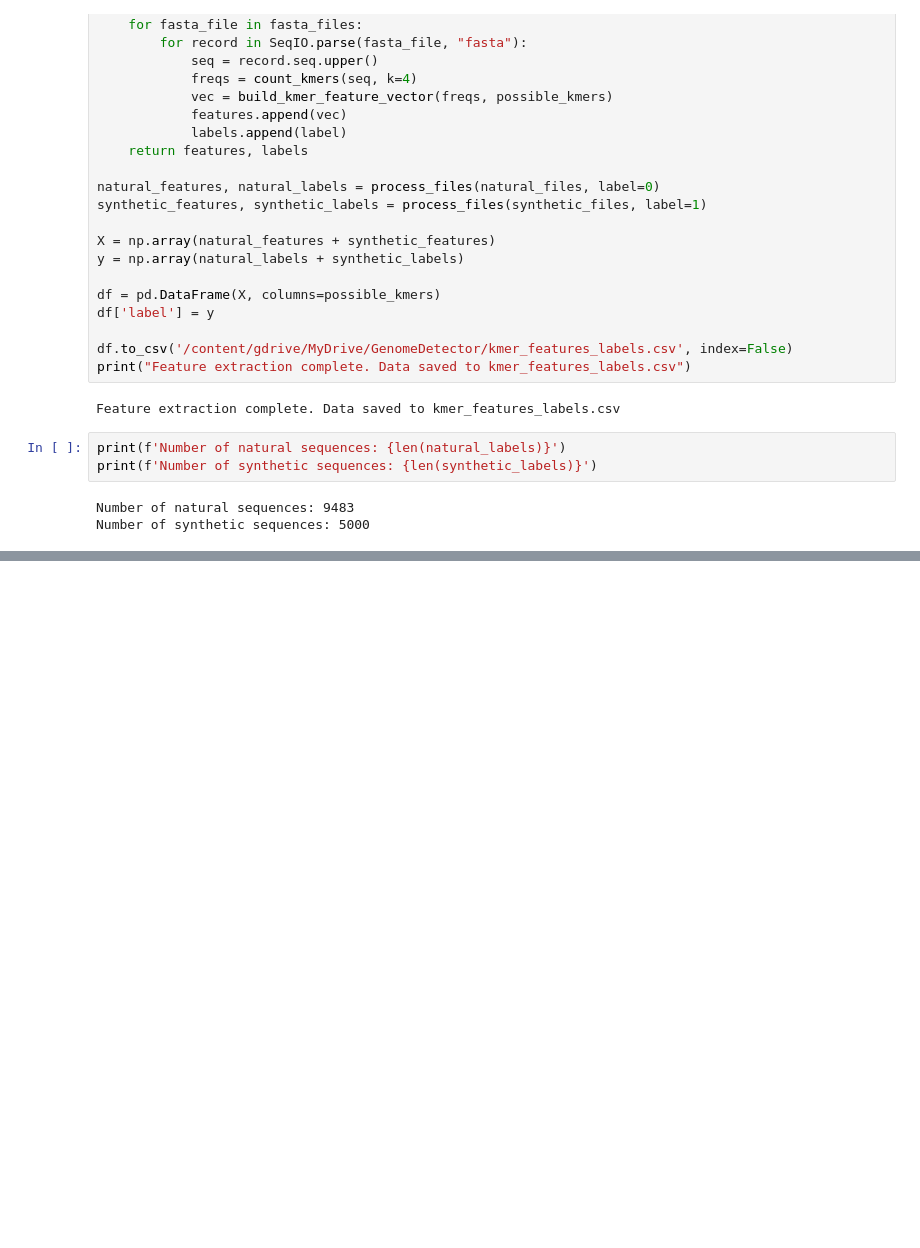
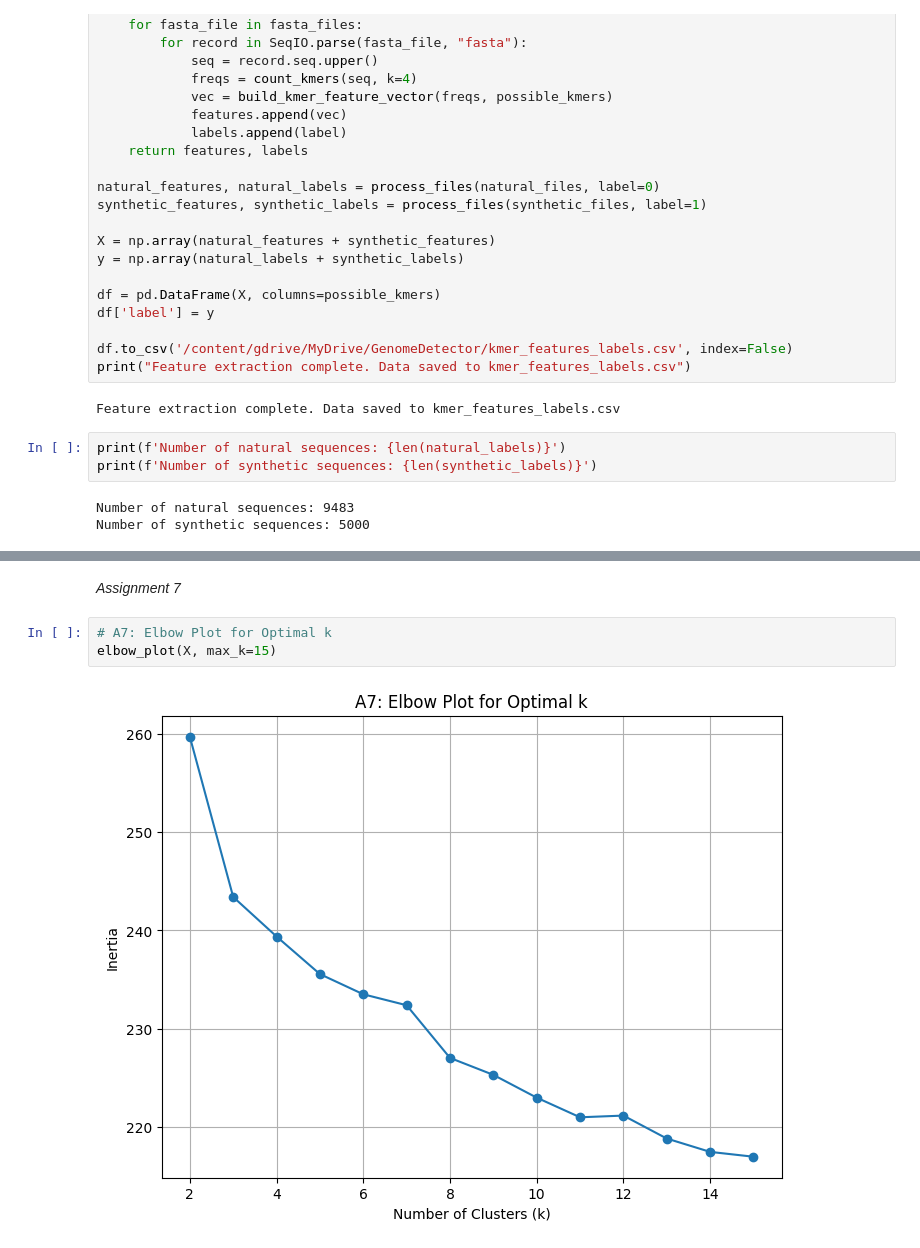
Before and after one commit to vasudhab21/ML-LAB, a Jupyter notebook: ML_Lab_5.ipynb, the cells around one changed output, grey strips where cells are left out. Saved outputs shown, nothing was run; the diff lists cells and outputs as text; blank space fills up the shorter version.

```diff
--- a/ML_Lab_5.ipynb
+++ b/ML_Lab_5.ipynb
@@ -419,0 +299,7 @@ plt.show()
+# %% [markdown]
+*Assignment 7*
+# %%
+# A7: Elbow Plot for Optimal k
+elbow_plot(X, max_k=15)
+# %% [output]
+[figure, added]
```
Also changed, not shown: parts of 28 cells of this notebook.
